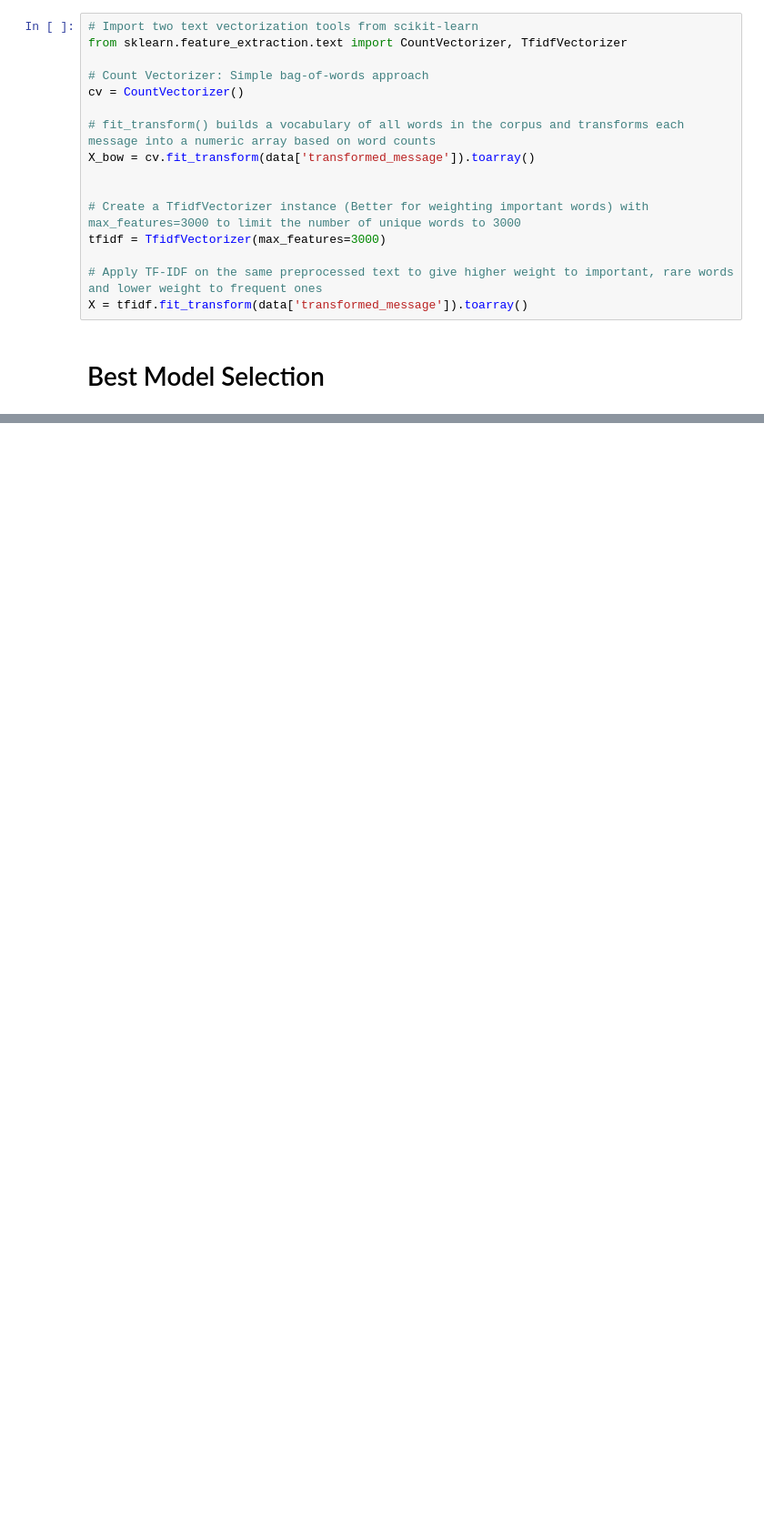
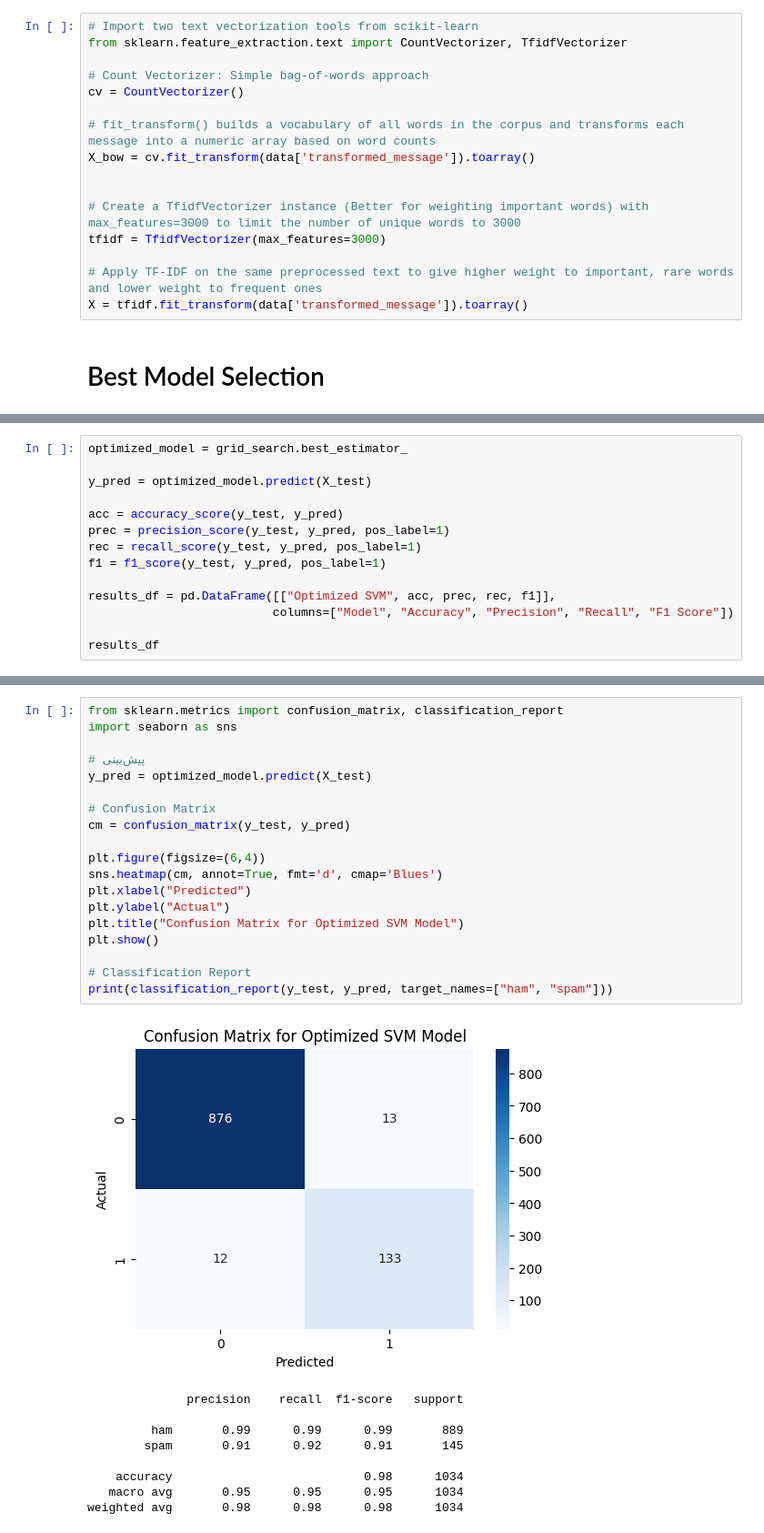
Before and after one commit to Sumitkc74/ds620-tp-spam-detection, a Jupyter notebook: spamassassin_spam_detection.ipynb, the cells around one changed output, grey strips where cells are left out. Shown at 91% size. Drawn from its saved outputs; the diff is of its cells as text; blank space fills up the shorter version.

```diff
--- a/spamassassin_spam_detection.ipynb
+++ b/spamassassin_spam_detection.ipynb
@@ -235,0 +507,14 @@ X = tfidf.fit_transform(data['transformed_message']).toarray()
+# %%
+optimized_model = grid_search.best_estimator_
+
+y_pred = optimized_model.predict(X_test)
+
+acc = accuracy_score(y_test, y_pred)
+prec = precision_score(y_test, y_pred, pos_label=1)
+rec = recall_score(y_test, y_pred, pos_label=1)
+f1 = f1_score(y_test, y_pred, pos_label=1)
+
+results_df = pd.DataFrame([["Optimized SVM", acc, prec, rec, f1]],
+                          columns=["Model", "Accuracy", "Precision", "Recall", "F1 Score"])
+
+results_df
@@ -235,0 +524,29 @@ X = tfidf.fit_transform(data['transformed_message']).toarray()
+# %%
+from sklearn.metrics import confusion_matrix, classification_report
+import seaborn as sns
+
+# پیش‌بینی
+y_pred = optimized_model.predict(X_test)
+
+# Confusion Matrix
+cm = confusion_matrix(y_test, y_pred)
+
+plt.figure(figsize=(6,4))
+sns.heatmap(cm, annot=True, fmt='d', cmap='Blues')
+plt.xlabel("Predicted")
+plt.ylabel("Actual")
+plt.title("Confusion Matrix for Optimized SVM Model")
+plt.show()
+
+# Classification Report
+print(classification_report(y_test, y_pred, target_names=["ham", "spam"]))
+# %% [output]
+[figure, added]
+              precision    recall  f1-score   support
+
+         ham       0.99      0.99      0.99       889
+        spam       0.91      0.92      0.91       145
+
+    accuracy                           0.98      1034
+   macro avg       0.95      0.95      0.95      1034
+weighted avg       0.98      0.98      0.98      1034
```
Also changed, not shown: parts of 18 cells of this notebook.
